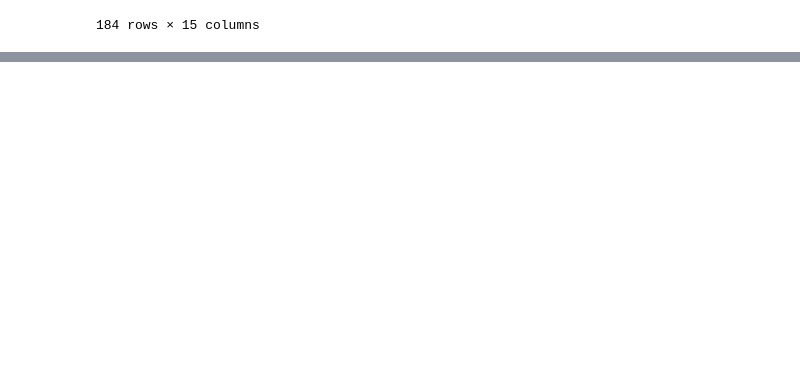
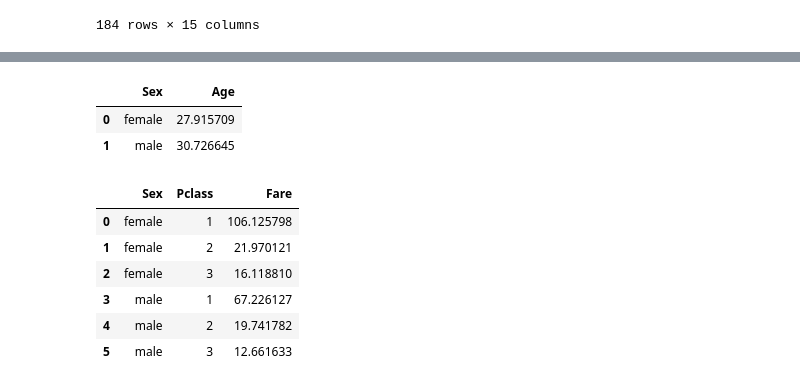
Before and after one commit to yashdeep-patil/Pandas, a Jupyter notebook: pandas.ipynb, the cells around one changed output, grey strips where cells are left out. Saved outputs shown, nothing was run; the diff lists cells and outputs as text; code cells hidden in the pictures; blank space fills up the shorter version.

```diff
--- a/pandas.ipynb
+++ b/pandas.ipynb
@@ -782,0 +816,18 @@ g
+# %%
+s = sub.groupby("Sex")["Age"].mean()
+s.reset_index()
+# %% [output]
+|  | Sex | Age |
+| 0 | female | 27.915709 |
+| 1 | male | 30.726645 |
+# %%
+k = sub.groupby(["Sex","Pclass"])["Fare"].mean()
+k.reset_index()
+# %% [output]
+|  | Sex | Pclass | Fare |
+| 0 | female | 1 | 106.125798 |
+| 1 | female | 2 | 21.970121 |
+| 2 | female | 3 | 16.118810 |
+| 3 | male | 1 | 67.226127 |
+| 4 | male | 2 | 19.741782 |
+| 5 | male | 3 | 12.661633 |
```
Also changed, not shown: parts of 6 cells of this notebook.
